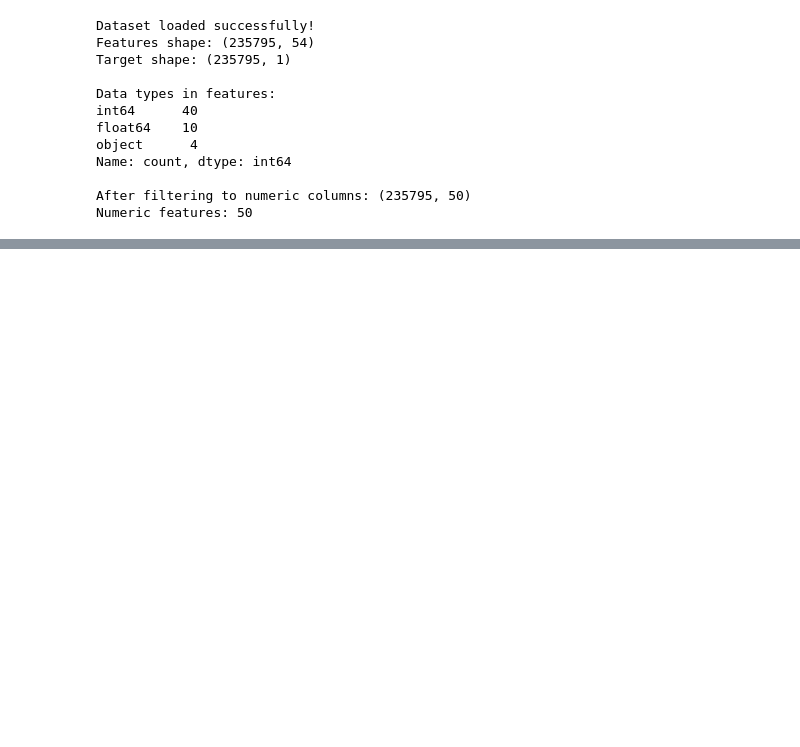
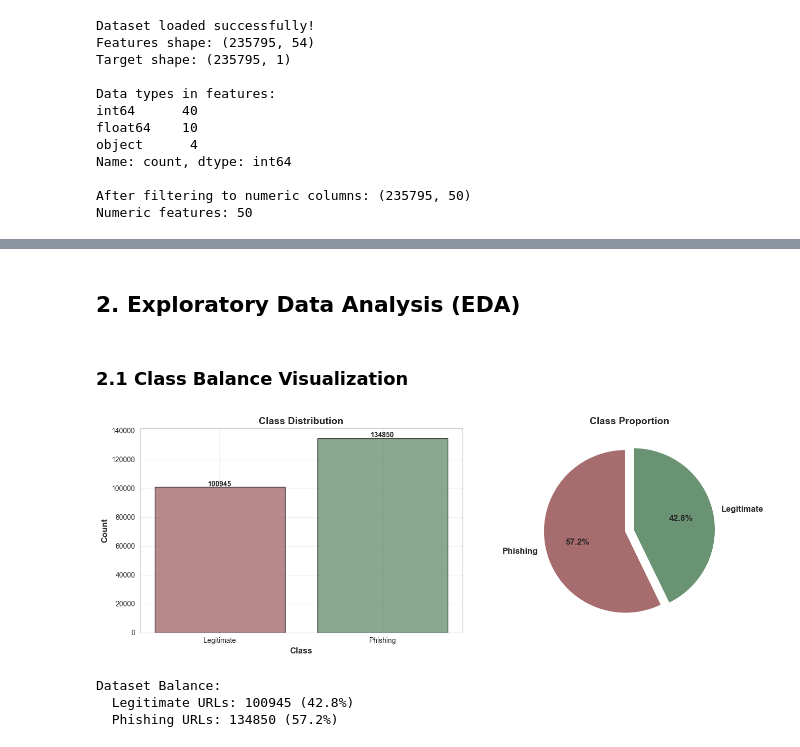
Before and after one commit to stfox13/CSCA5622_FinalProject, a Jupyter notebook: main.ipynb, the cells around one changed output, grey strips where cells are left out. Saved outputs shown, nothing was run; the diff lists cells and outputs as text; code cells hidden in the pictures; blank space fills up the shorter version.

Commit message:
Dataset overview and initial exploration, class balance viz

```diff
--- a/main.ipynb
+++ b/main.ipynb
@@ -85,0 +147,42 @@ Numeric features: 50
+# %% [markdown]
+## 2. Exploratory Data Analysis (EDA)
+# %% [markdown]
+### 2.1 Class Balance Visualization
+# %%
+# Visualize class distribution
+fig, axes = plt.subplots(1, 2, figsize=(14, 5))
+
+# Count plot
+target_col = y.columns[0]
+class_counts = y[target_col].value_counts()
+colors = [ '#a76c6e','#6a9373']  # Red for phishing, Green for legitimate
+
+axes[0].bar(class_counts.index, class_counts.values, color=list(reversed(colors)), alpha=0.8, edgecolor='black')
+axes[0].set_xlabel('Class', fontsize=12, fontweight='bold')
+axes[0].set_ylabel('Count', fontsize=12, fontweight='bold')
+axes[0].set_title('Class Distribution', fontsize=14, fontweight='bold')
+axes[0].set_xticks([0, 1])
+axes[0].set_xticklabels(['Legitimate', 'Phishing'])
+axes[0].grid(axis='y', alpha=0.3)
+
+# Add count labels on bars
+for i, (idx, count) in enumerate(class_counts.items()):
+    axes[0].text(idx, count + 500, str(count), ha='center', fontweight='bold')
+
+# Pie chart
+axes[1].pie(class_counts.values, labels=['Phishing', 'Legitimate'], colors=colors,
+            autopct='%1.1f%%', startangle=90, explode=(0.05, 0.05),
+            textprops={'fontsize': 12, 'fontweight': 'bold'})
+axes[1].set_title('Class Proportion', fontsize=14, fontweight='bold')
+
+plt.tight_layout()
+plt.show()
+
+print(f"Dataset Balance:")
+print(f"  Legitimate URLs: {class_counts[0]} ({class_counts[0]/len(y)*100:.1f}%)")
+print(f"  Phishing URLs: {class_counts[1]} ({class_counts[1]/len(y)*100:.1f}%)")
+# %% [output]
+[figure, added]
+Dataset Balance:
+  Legitimate URLs: 100945 (42.8%)
+  Phishing URLs: 134850 (57.2%)
```
Also changed, not shown: parts of 3 cells of this notebook.
